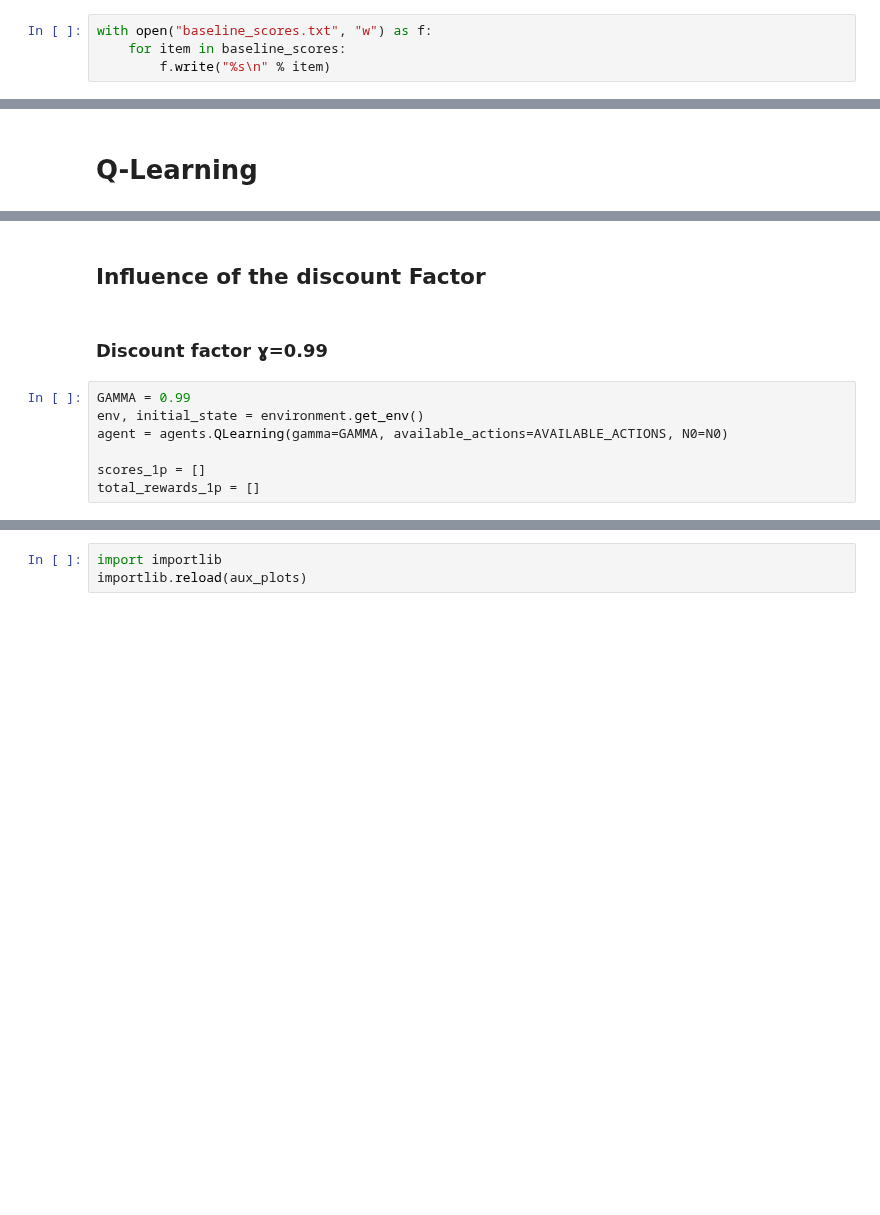
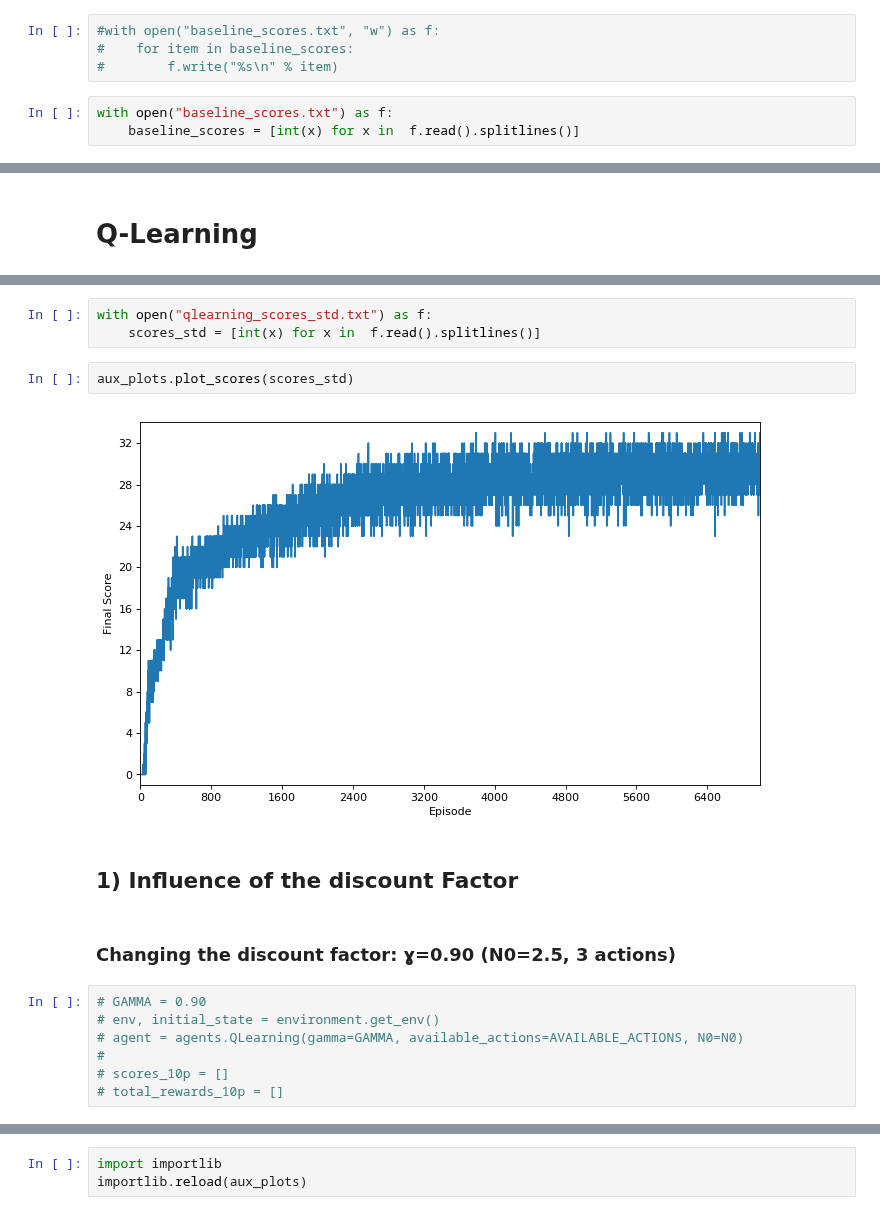
Before and after one commit to DionisiusMayr/FreewayGame, a Jupyter notebook: aline.almeida/aa_freeway.ipynb, the cells around one changed output, grey strips where cells are left out. Saved outputs shown, nothing was run; the diff lists cells and outputs as text; blank space fills up the shorter version.

Commit message:
QLearning plots update

```diff
--- a/aline.almeida/aa_freeway.ipynb
+++ b/aline.almeida/aa_freeway.ipynb
@@ -73,7 +73,10 @@ baseline_scores = environment.run(agents.Baseline, render=False, n_runs=10, verb
 # %%
-with open("baseline_scores.txt", "w") as f:
-    for item in baseline_scores:
-        f.write("%s\n" % item)
+#with open("baseline_scores.txt", "w") as f:
+#    for item in baseline_scores:
+#        f.write("%s\n" % item)
+# %%
+with open("baseline_scores.txt") as f:
+    baseline_scores = [int(x) for x in  f.read().splitlines()]
 # %%
 # Mean score
 baseline_mean_score = sum(baseline_scores) / len(baseline_scores)
@@ -170,12 +263,19 @@ n_runs_mc = 7001
+# %%
+with open("qlearning_scores_std.txt") as f:
+    scores_std = [int(x) for x in  f.read().splitlines()]
+# %%
+aux_plots.plot_scores(scores_std)
+# %% [output]
+[figure, added]
 # %% [markdown]
-## Influence of the discount Factor
+## 1) Influence of the discount Factor
-# %% [markdown]
-### Discount factor  ɣ=0.99
+# %% [markdown]
+### Changing the discount factor: ɣ=0.90 (N0=2.5, 3 actions)
 # %%
-GAMMA = 0.99
-env, initial_state = environment.get_env()
-agent = agents.QLearning(gamma=GAMMA, available_actions=AVAILABLE_ACTIONS, N0=N0)
-
-scores_1p = []
-total_rewards_1p = []
+# GAMMA = 0.90
+# env, initial_state = environment.get_env()
+# agent = agents.QLearning(gamma=GAMMA, available_actions=AVAILABLE_ACTIONS, N0=N0)
+#
+# scores_10p = []
+# total_rewards_10p = []
 # %%
```
Also changed, not shown: parts of 44 cells of this notebook, 11 other files.
